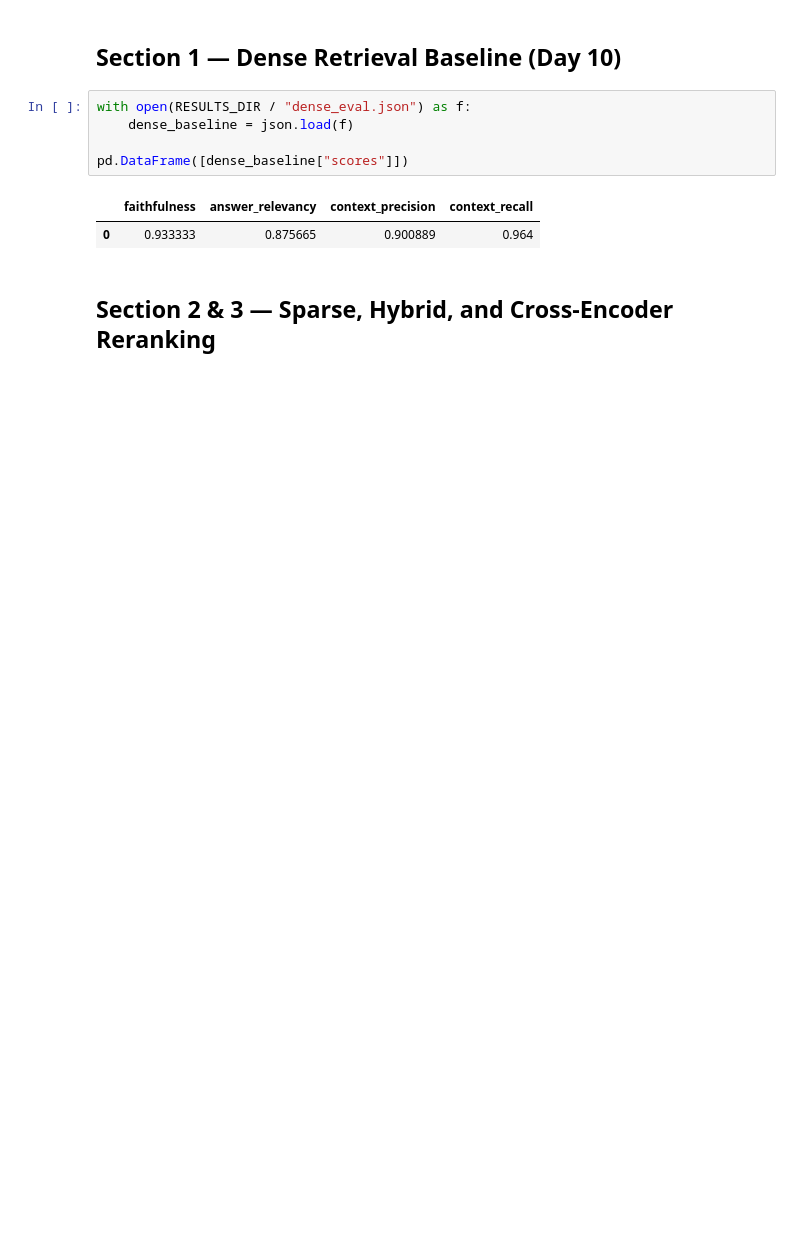
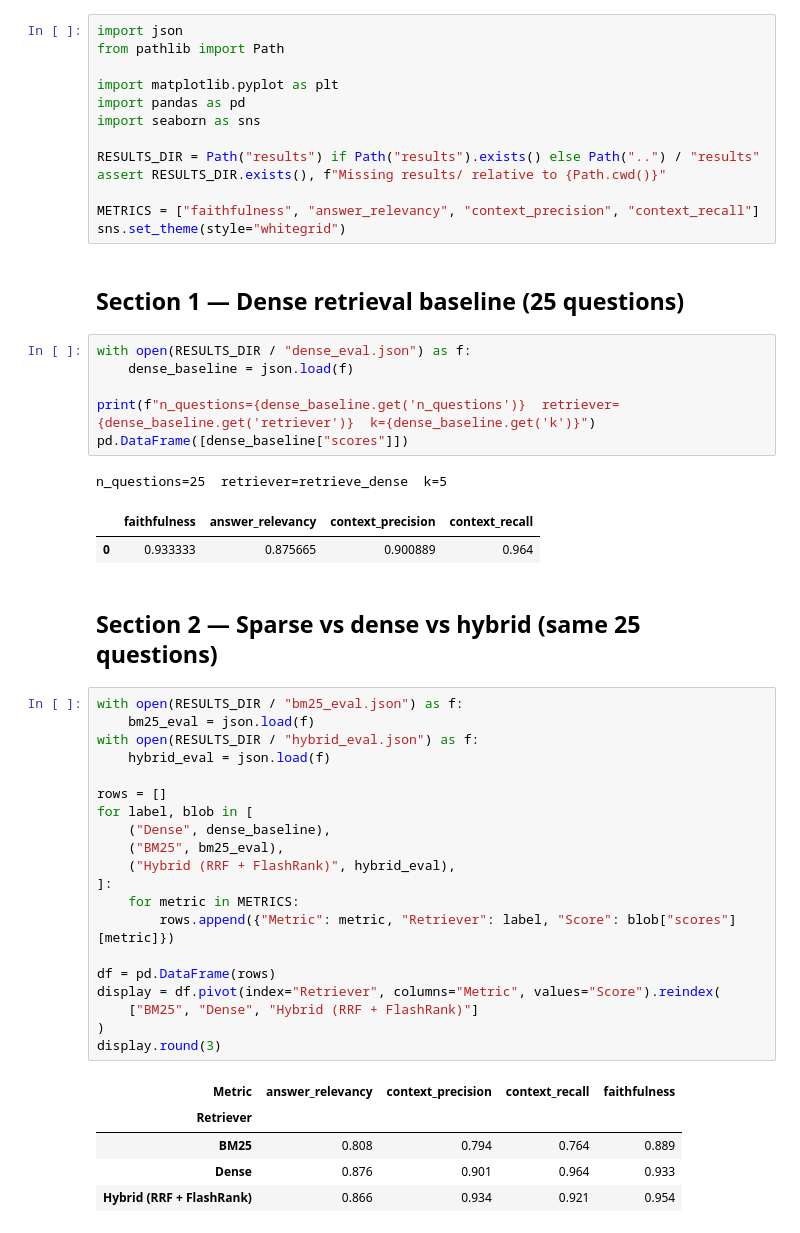
Before and after one commit to harshbir026/RAG-Assistent-Researcher, a Jupyter notebook: notebooks/ablation.ipynb, the cells around one changed output. Drawn from its saved outputs; the diff is of its cells as text; blank space fills up the shorter version.

```diff
--- a/notebooks/ablation.ipynb
+++ b/notebooks/ablation.ipynb
@@ -22,13 +27,54 @@ RESULTS_DIR = Path("../results")
+# %%
+import json
+from pathlib import Path
+
+import matplotlib.pyplot as plt
+import pandas as pd
+import seaborn as sns
+
+RESULTS_DIR = Path("results") if Path("results").exists() else Path("..") / "results"
+assert RESULTS_DIR.exists(), f"Missing results/ relative to {Path.cwd()}"
+
+METRICS = ["faithfulness", "answer_relevancy", "context_precision", "context_recall"]
+sns.set_theme(style="whitegrid")
 # %% [markdown]
-## Section 1 — Dense Retrieval Baseline (Day 10)
+## Section 1 — Dense retrieval baseline (25 questions)
 # %%
 with open(RESULTS_DIR / "dense_eval.json") as f:
     dense_baseline = json.load(f)
 
+print(f"n_questions={dense_baseline.get('n_questions')}  retriever={dense_baseline.get('retriever')}  k={dense_baseline.get('k')}")
 pd.DataFrame([dense_baseline["scores"]])
 # %% [output]
+n_questions=25  retriever=retrieve_dense  k=5
 |  | faithfulness | answer_relevancy | context_precision | context_recall |
 | 0 | 0.933333 | 0.875665 | 0.900889 | 0.964 |
-# %% [markdown]
-## Section 2 & 3 — Sparse, Hybrid, and Cross-Encoder Reranking
+# %% [markdown]
+## Section 2 — Sparse vs dense vs hybrid (same 25 questions)
+# %%
+with open(RESULTS_DIR / "bm25_eval.json") as f:
+    bm25_eval = json.load(f)
+with open(RESULTS_DIR / "hybrid_eval.json") as f:
+    hybrid_eval = json.load(f)
+
+rows = []
+for label, blob in [
+    ("Dense", dense_baseline),
+    ("BM25", bm25_eval),
+    ("Hybrid (RRF + FlashRank)", hybrid_eval),
+]:
+    for metric in METRICS:
+        rows.append({"Metric": metric, "Retriever": label, "Score": blob["scores"][metric]})
+
+df = pd.DataFrame(rows)
+display = df.pivot(index="Retriever", columns="Metric", values="Score").reindex(
+    ["BM25", "Dense", "Hybrid (RRF + FlashRank)"]
+)
+display.round(3)
+# %% [output]
+| Metric | answer_relevancy | context_precision | context_recall | faithfulness |
+| Retriever |  |  |  |  |
+| BM25 | 0.808 | 0.794 | 0.764 | 0.889 |
+| Dense | 0.876 | 0.901 | 0.964 | 0.933 |
+| Hybrid (RRF + FlashRank) | 0.866 | 0.934 | 0.921 | 0.954 |
 # %%
```
Also changed, not shown: parts of 22 cells of this notebook, 2 other files.
